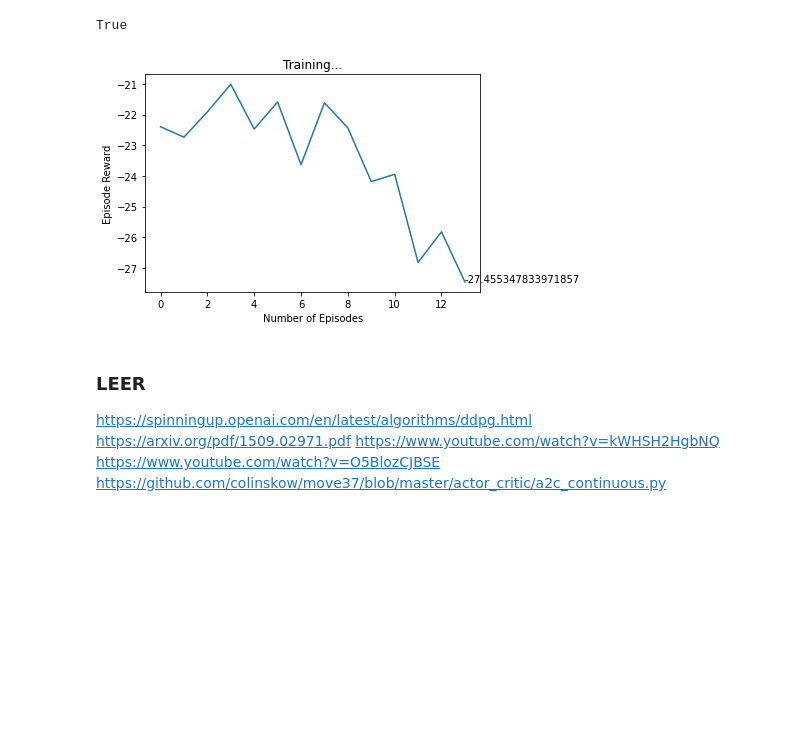
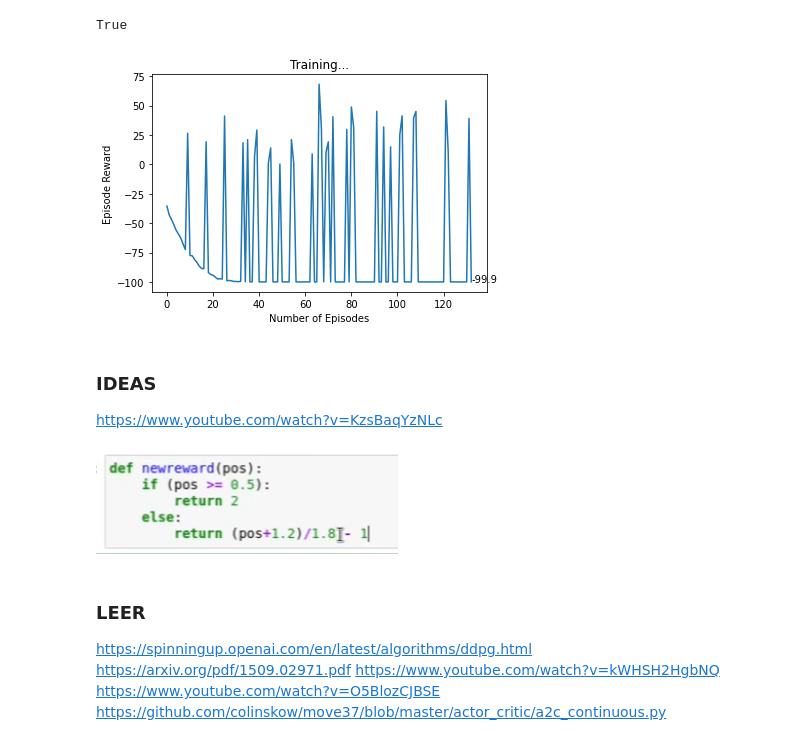
Before and after one commit to leonardtd/PyTorch-NN, a Jupyter notebook: GYM/MountainCarContinuous-v0 agent.ipynb, the cells around one changed output. Cells and saved outputs as stored; diff of their text form; code cells hidden in the pictures; blank space fills up the shorter version.

```diff
--- a/GYM/MountainCarContinuous-v0 agent.ipynb
+++ b/GYM/MountainCarContinuous-v0 agent.ipynb
@@ -35,13 +36,14 @@ class GaussMLP(nn.Module):
         x = F.relu(self.linear1(x))
         x = F.relu(self.linear2(x))
 
-        #MuNet
-        mu = torch.tanh(self.muLinear(x))
+        #MuNe
+        mu = self.muLinear(x)
         #Var
-        var = torch.exp(self.logVarLinear(x)) #La varianza se obtiene aplicando exp al logVariance
+        log_sigma = self.logVarLinear(x) #La varianza se obtiene aplicando exp al logVariance
+
         #Value V(s)
         value = self.value(x)
-        return mu, var, value
+        return mu, log_sigma, value
 # %%
 input1 = torch.randn((10,2))
 input1
@@ -59,6 +61,6 @@ tensor([[-0.3550,  1.6465],
 # %%
 gaussMLP = GaussMLP(2,1)
 # %%
-mu, var, value = gaussMLP(input1)
-value
+mu, log_sigma, value = gaussMLP(input1)
+mu
 # %% [output]
@@ -120,22 +122,22 @@ class GaussMLPTrainer():
         observations = torch.tensor(observations)
         next_observations = torch.tensor(next_observations)
         actions = torch.tensor(actions)
-        #TODO: usar Q(s',a) para el MSBE
+        #TODO: usar Q(s',a) para el MSBE. Rewards de Bellman Equation
         qprime_vals = calculate_q_prime(self.gaussMLP, self.gamma, next_observations, eff_rewards, dones)
 
         #limpiar gradiente
         self.optimizer.zero_grad()
 
         #Correr el modelo
-        mu, var, value = self.gaussMLP(observations) #size = (batch_size, action_space)
-
+        mu, log_sigma, value = self.gaussMLP(observations) #size = (batch_size, action_space)
+        var = torch.exp(log_sigma)**2
         #VALUE V LOSS: MEAN SQUARED BELLMAN ERROR
         loss_value_v = self.valMSE(value.squeeze(-1), qprime_vals.float())
 
         #Policy Network LOSS: new advantage
         advantage = qprime_vals - value.detach()
         loss_policy_v = self.logLoss(actions, mu, var.view(-1))*advantage
-        loss_policy_v = -loss_policy_v.mean()
+        loss_policy_v = loss_policy_v.mean()
         #NEW: Entropy Loss
         loss_entropy_v = ENTROPY_BETA * (-(torch.log(2*np.pi*var) + 1)/2).mean()
 
@@ -175,18 +177,25 @@ class MCC_Agent():
 
     def getAction(self, observation, episode, exp_limit):
         #TODO: epsilon exploration parameter for first N episodes
+
         if episode < exp_limit:
             action = torch.randn(1)
         else:
             obs_tensor = torch.tensor(observation).view(1,2)
             with torch.no_grad():
-                mu, var, _ = self.gaussMLP(obs_tensor)
+                mu, log_sigma, _ = self.gaussMLP(obs_tensor)
 
+            sigma = torch.exp(log_sigma)
             #SAMPLE ACTION
+            #action = mu + (torch.sqrt(torch.sqrt(var)) #SPINNING UP VER
+            #action = mu + torch.sqrt(var)*torch.randn(1)
+            #action = torch.normal(mu,torch.sqrt(var))
 
-            #action = mu + (torch.sqrt(var)*torch.randn(self.act_space)) #SPINNING UP VER
-            action = torch.normal(mu,var)
-        return torch.clamp(action.view(1),-1,1)
+            action_probs = torch.distributions.Normal(mu,sigma)
+            action = action_probs.sample(sample_shape=(1,act_space))
+
+        return torch.tanh(action), sigma
+
 
     def addToMemory(self, observation, action, eff_reward, next_obs, done):
         self.observations.append(observation)
@@ -228,39 +237,42 @@ act_space = env.action_space.shape[0]
 #TODO: implement REPLAY BUFFER
 mccAgent = MCC_Agent(obs_space,act_space)
 
-maxIt = 500;
+maxIt = 1000;
 eff_rewards = []
 dist_rewards = []
 
 episode = 0
 
 while True:
     observation = env.reset()
+    #time.sleep(0.02)
     s_pos = observation[0]
     for t in range(maxIt):
         env.render()
 
-        action = mccAgent.getAction(observation,episode,exp_limit=0)
+        action, var = mccAgent.getAction(observation,episode,exp_limit=0)
+        #print( var)
 
         next_observation, eff_reward, done, info = env.step(action)
 
         #Save to memory
         mccAgent.addToMemory(observation,action,eff_reward, next_observation, done)
         observation = next_observation
 
         if done:
             print("Episode finished after {} timesteps".format(t+1))
             break
     mccAgent.trainFromEpisode()
 
     eff_rewards.append(mccAgent.getEpisodeEffRewards())
+    #print(episode,action)
     plot(eff_rewards)
     mccAgent.clearMemory()
 
     #next episode
     episode+=1
 # %% [output]
-[figure, old version]
+[figure, new version]
 # %%
 import matplotlib.pyplot as plt
 from IPython import display
@@ -277,6 +289,11 @@ def plot(eff_rewards):
     plt.text(len(eff_rewards)-1, eff_rewards[-1], str(eff_rewards[-1]))
     plt.show(block=False)
     plt.pause(.1)
+# %% [markdown]
+### IDEAS
+https://www.youtube.com/watch?v=KzsBaqYzNLc
+# %% [markdown]
+![image.png](attachment:image.png)
 # %% [markdown]
 ### LEER <br>
 https://spinningup.openai.com/en/latest/algorithms/ddpg.html <br>
```
Also changed, not shown: parts of 9 cells of this notebook.
